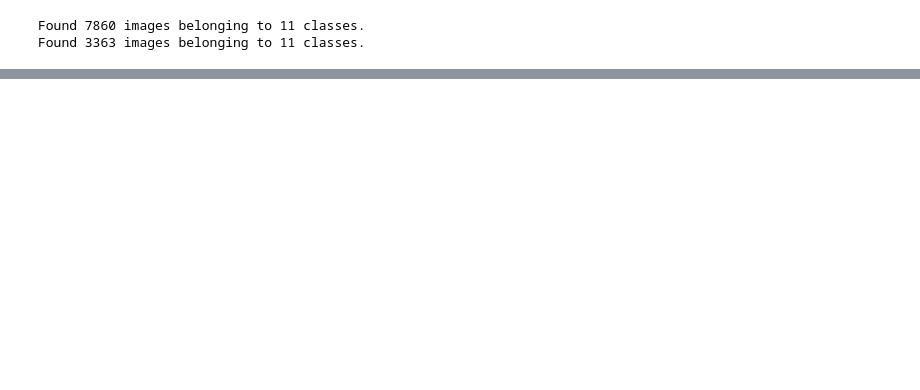
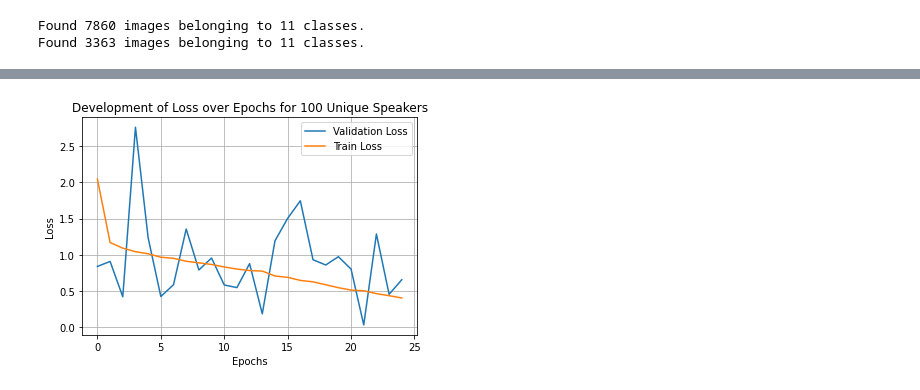
Before and after one commit to Avuerro/NumberOfSpeakerEstimation, a Jupyter notebook: JDY.ipynb, the cells around one changed output, grey strips where cells are left out. Saved outputs shown, nothing was run; the diff lists cells and outputs as text; code cells hidden in the pictures; blank space fills up the shorter version.

```diff
--- a/JDY.ipynb
+++ b/JDY.ipynb
@@ -82,0 +96,13 @@ model.save('data/models/CRNN_100.h5', overwrite=True, include_optimizer=True)
+# %%
+plt.figure(facecolor='white')
+plt.plot(new_dict.get('val_loss'), label = 'Validation Loss')
+plt.plot(new_dict.get('loss'), label = 'Train Loss')
+plt.title('Development of Loss over Epochs for 100 Unique Speakers')
+plt.xlabel('Epochs')
+plt.ylabel('Loss')
+plt.legend()
+plt.grid()
+plt.savefig('data/100_loss.png',dpi=300, bbox_inches='tight')
+plt.show()
+# %% [output]
+[figure, added]
```
Also changed, not shown: parts of 16 cells of this notebook, 1 other file.
